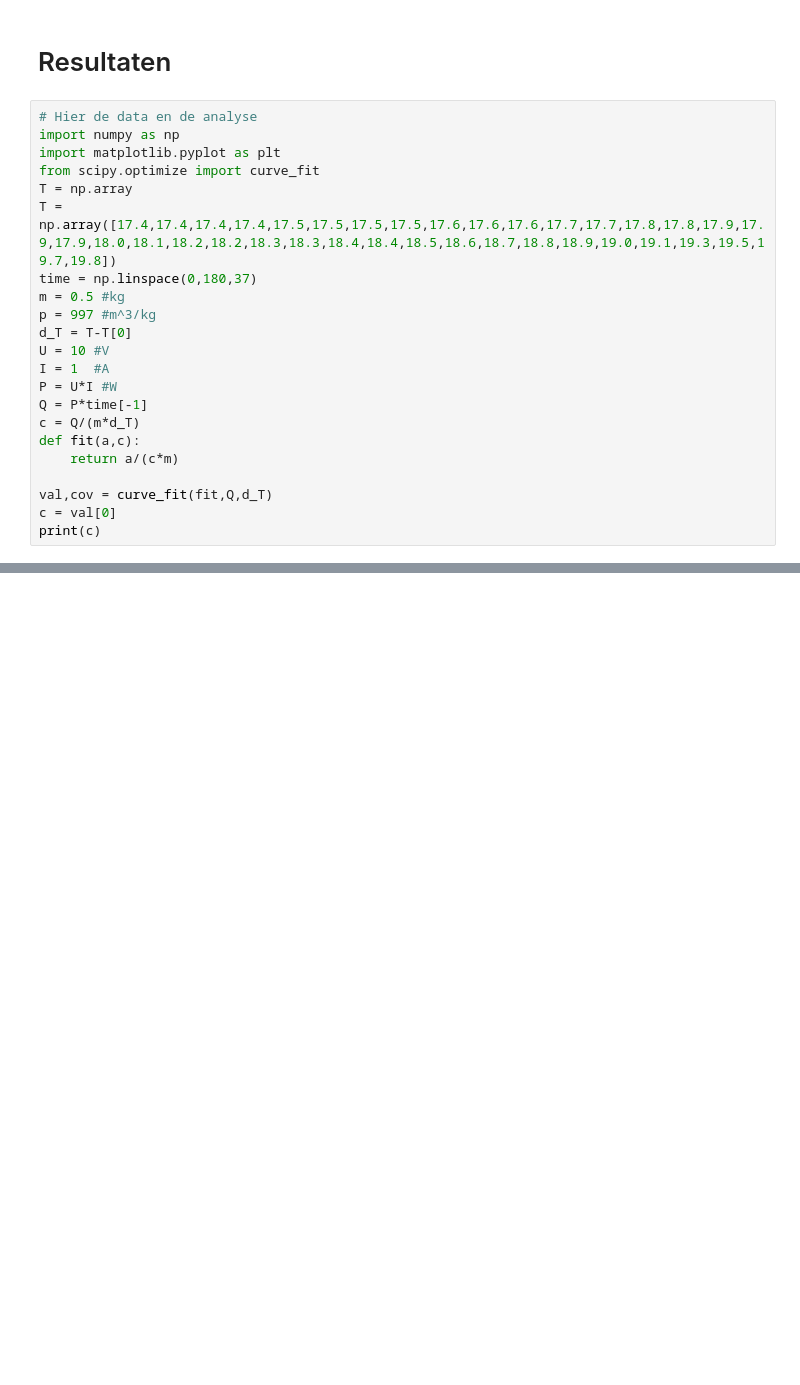
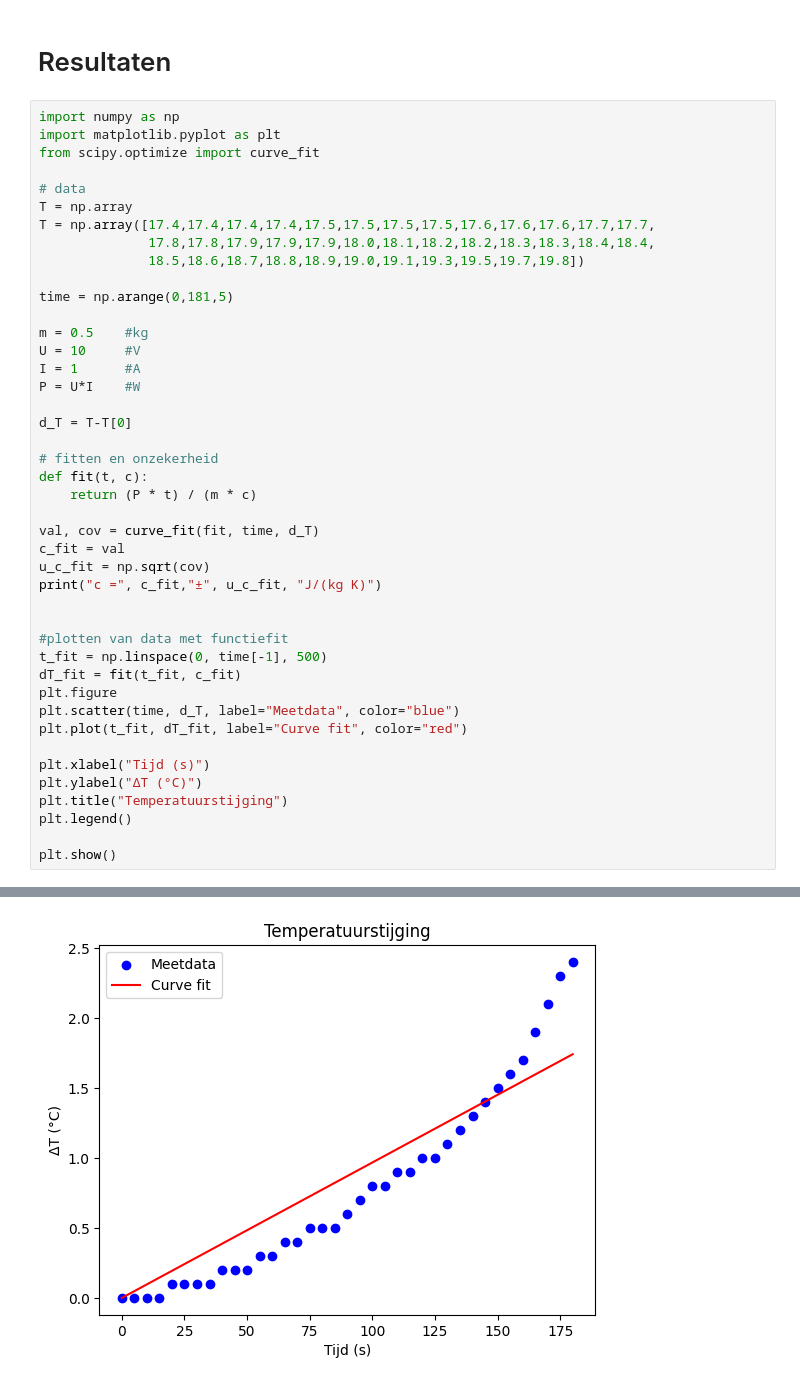
Before and after one commit to yaeljawahierkhan/21, a Jupyter notebook: Content/Labs/cwater.ipynb, the cells around one changed output, grey strips where cells are left out. Cells and saved outputs as stored; diff of their text form; blank space fills up the shorter version.

```diff
--- a/Content/Labs/cwater.ipynb
+++ b/Content/Labs/cwater.ipynb
@@ -59,25 +59,46 @@ c=Q/m*\mathrm{\Delta}T$
 # %% [markdown]
 # Resultaten
 # %%
-# Hier de data en de analyse
 import numpy as np
 import matplotlib.pyplot as plt
 from scipy.optimize import curve_fit
+
+# data
 T = np.array
-T = np.array([17.4,17.4,17.4,17.4,17.5,17.5,17.5,17.5,17.6,17.6,17.6,17.7,17.7,17.8,17.8,17.9,17.9,17.9,18.0,18.1,18.2,18.2,18.3,18.3,18.4,18.4,18.5,18.6,18.7,18.8,18.9,19.0,19.1,19.3,19.5,19.7,19.8])
-time = np.linspace(0,180,37)
-m = 0.5 #kg
-p = 997 #m^3/kg
+T = np.array([17.4,17.4,17.4,17.4,17.5,17.5,17.5,17.5,17.6,17.6,17.6,17.7,17.7,
+              17.8,17.8,17.9,17.9,17.9,18.0,18.1,18.2,18.2,18.3,18.3,18.4,18.4,
+              18.5,18.6,18.7,18.8,18.9,19.0,19.1,19.3,19.5,19.7,19.8])
+
+time = np.arange(0,181,5)
+
+m = 0.5    #kg
+U = 10     #V
+I = 1      #A
+P = U*I    #W
+
 d_T = T-T[0]
-U = 10 #V
-I = 1  #A
-P = U*I #W
-Q = P*time[-1]
-c = Q/(m*d_T)
-def fit(a,c):
-    return a/(c*m)
 
-val,cov = curve_fit(fit,Q,d_T)
-c = val[0]
-print(c)
+# fitten en onzekerheid
+def fit(t, c):
+    return (P * t) / (m * c)
+
+val, cov = curve_fit(fit, time, d_T)
+c_fit = val
+u_c_fit = np.sqrt(cov)
+print("c =", c_fit,"±", u_c_fit, "J/(kg K)")
+
+
+#plotten van data met functiefit
+t_fit = np.linspace(0, time[-1], 500)
+dT_fit = fit(t_fit, c_fit)
+plt.figure
+plt.scatter(time, d_T, label="Meetdata", color="blue")
+plt.plot(t_fit, dT_fit, label="Curve fit", color="red")
+
+plt.xlabel("Tijd (s)")
+plt.ylabel("ΔT (°C)")
+plt.title("Temperatuurstijging")
+plt.legend()
+
+plt.show()
 # %% [output]
@@ -84,0 +106 @@ print(c)
+[figure, added]
```
Also changed, not shown: parts of 5 cells of this notebook.
